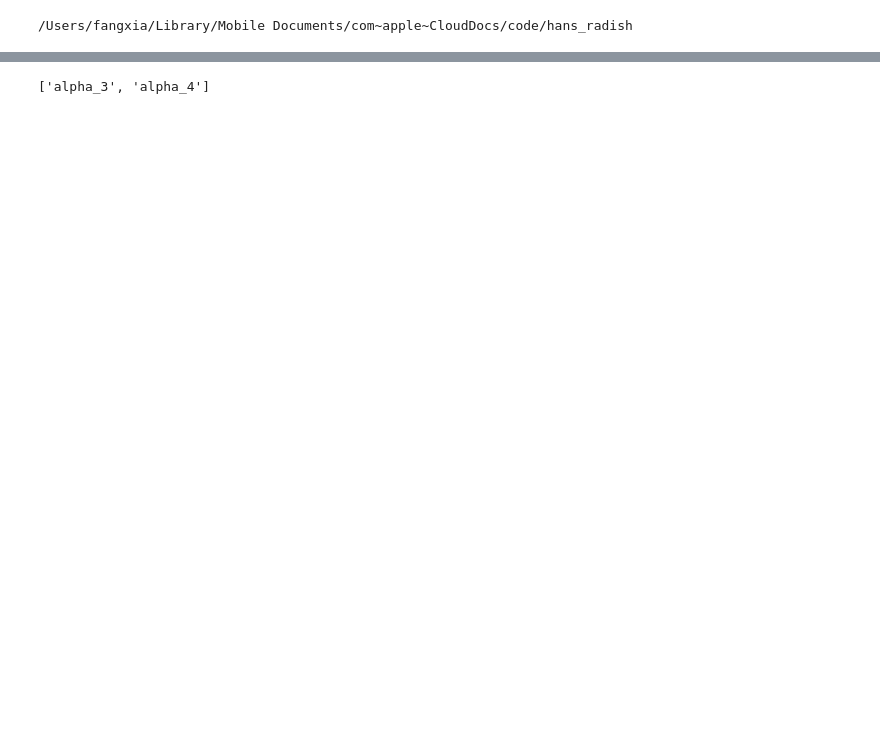
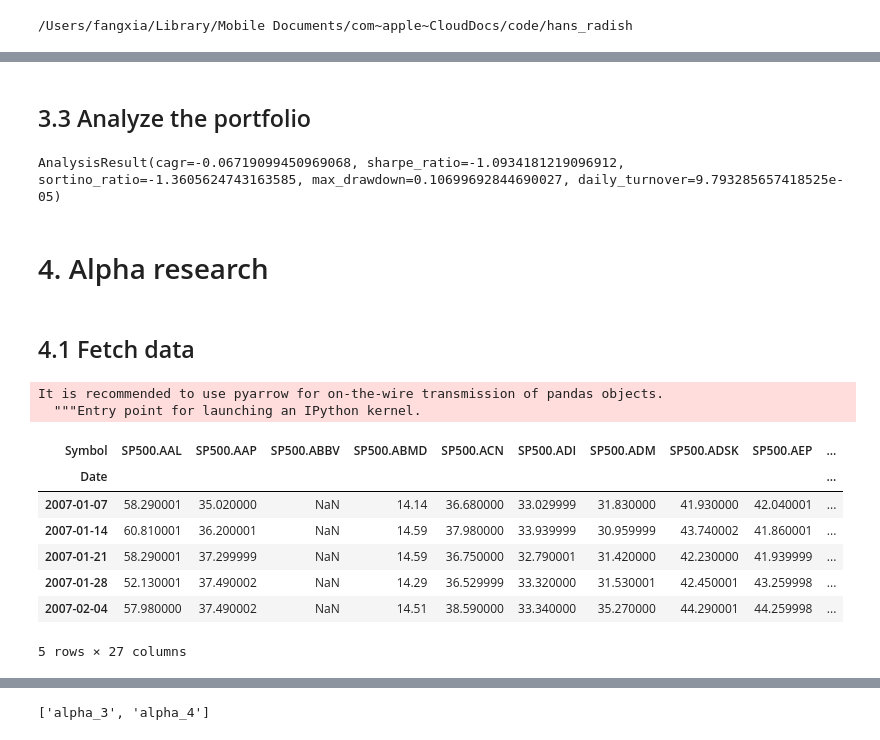
Before and after one commit to hraoyama/radish, a Jupyter notebook: models/Sample_Alpha_Research.ipynb, the cells around one changed output, grey strips where cells are left out. Saved outputs shown, nothing was run; the diff lists cells and outputs as text; code cells hidden in the pictures; blank space fills up the shorter version.

```diff
--- a/models/Sample_Alpha_Research.ipynb
+++ b/models/Sample_Alpha_Research.ipynb
@@ -28,0 +365,9 @@ dp.ohlcv(time_filter, inplace=True)
+# %% [markdown]
+## 3.3 Analyze the portfolio
+# %%
+result = PortfolioAnalyser.analyse(portfolio_manager.portfolio)
+print(result)
+# %% [output]
+AnalysisResult(cagr=-0.06719099450969068, sharpe_ratio=-1.0934181219096912, sortino_ratio=-1.3605624743163585, max_drawdown=0.10699692844690027, daily_turnover=9.793285657418525e-05)
+# %% [markdown]
+# 4. Alpha research
@@ -28,0 +376,19 @@ dp.ohlcv(time_filter, inplace=True)
+# %% [markdown]
+## 4.1 Fetch data
+# %%
+data = DataChannel.fetch(['SP500.A.*'], data_type=DataType.CANDLE, frequency='1D')
+time_filter = TimeFreqFilter(TimePeriod.WEEK, 1)
+dp = DataProcessor(data)
+dp.ohlcv(time_filter, inplace=True)
+dp.close.head()
+# %% [output]
+It is recommended to use pyarrow for on-the-wire transmission of pandas objects.
+  """Entry point for launching an IPython kernel.
+| Symbol | SP500.AAL | SP500.AAP | SP500.ABBV | SP500.ABMD | SP500.ACN | SP500.ADI | SP500.ADM | SP500.ADSK | SP500.AEP | ... |
+| Date |  |  |  |  |  |  |  |  |  | ... |
+| 2007-01-07 | 58.290001 | 35.020000 | NaN | 14.14 | 36.680000 | 33.029999 | 31.830000 | 41.930000 | 42.040001 | ... |
+| 2007-01-14 | 60.810001 | 36.200001 | NaN | 14.59 | 37.980000 | 33.939999 | 30.959999 | 43.740002 | 41.860001 | ... |
+| 2007-01-21 | 58.290001 | 37.299999 | NaN | 14.59 | 36.750000 | 32.790001 | 31.420000 | 42.230000 | 41.939999 | ... |
+| 2007-01-28 | 52.130001 | 37.490002 | NaN | 14.29 | 36.529999 | 33.320000 | 31.530001 | 42.450001 | 43.259998 | ... |
+| 2007-02-04 | 57.980000 | 37.490002 | NaN | 14.51 | 38.590000 | 33.340000 | 35.270000 | 44.290001 | 44.259998 | ... |
+5 rows × 27 columns
```
Also changed, not shown: parts of 56 cells of this notebook.
